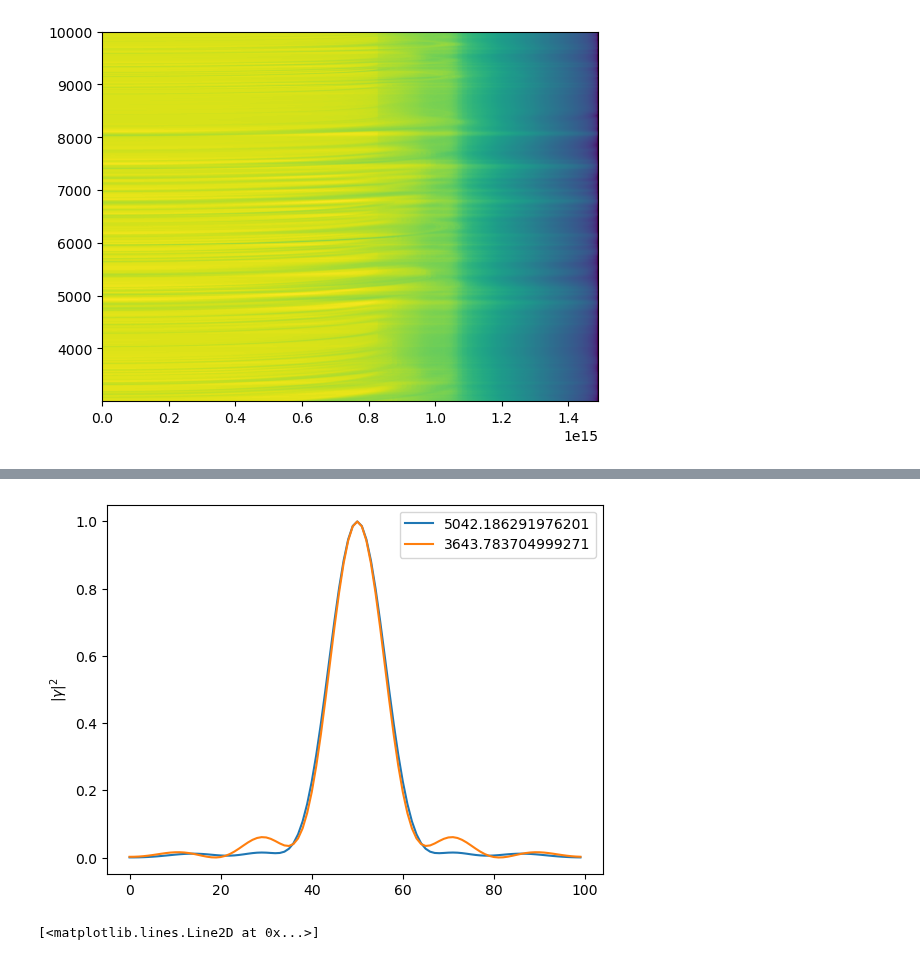
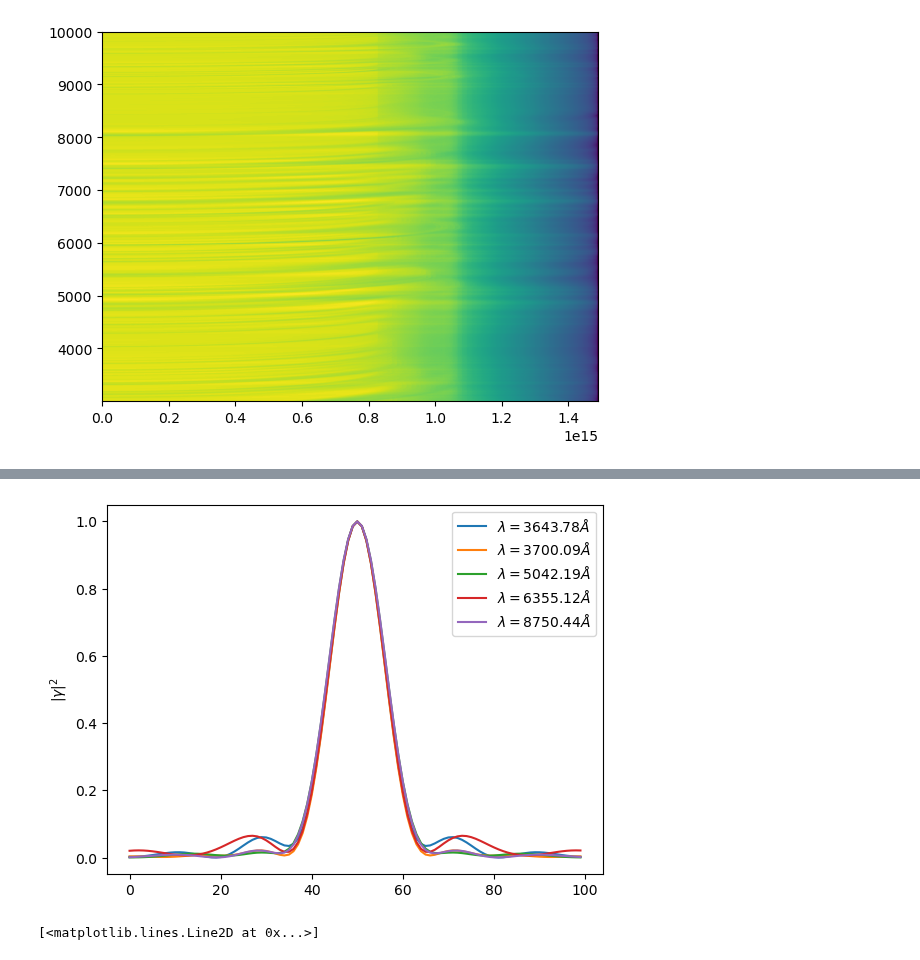
Before and after one commit to AlexGKim/II, a Jupyter notebook: Untitled.ipynb, the cells around one changed output, grey strips where cells are left out. Saved outputs shown, nothing was run; the diff lists cells and outputs as text; code cells hidden in the pictures.

```diff
--- a/Untitled.ipynb
+++ b/Untitled.ipynb
@@ -51,4 +51,8 @@ plt.imshow(ren,extent=[axis0[0],axis0[-1],lambdas[0],lambdas[-1]],aspect='auto',
 # %% [output]
 <matplotlib.image.AxesImage at 0x...>
 [figure]
+# %%
+idx8750 = numpy.abs(lambdas - 8750).argmin()
+idx3700 = numpy.abs(lambdas - 3700).argmin()
+idx6355 = numpy.abs(lambdas - 6355).argmin()
 # %%
@@ -63,17 +70,17 @@ plt.savefig('impact.pdf')
 # %%
-for index in [maxorder[-1],maxorder[0]]:
+for index in [maxorder[0],idx3700,maxorder[-1],idx6355,idx8750]:
     nlam = axis0[:].shape[0]
     flux = numpy.zeros(10*nlam)
     flux[0:nlam]= ren[maxorder[index],:]
     gamma = fft(flux)
     gamma2 = numpy.abs(gamma)**2
-    plt.plot(fftshift(gamma2)[10*nlam//2-50: 10*nlam//2+50],label=lambdas[index])
+    plt.plot(fftshift(gamma2)[10*nlam//2-50: 10*nlam//2+50],label=r"$\lambda={:.2f}\AA$".format(lambdas[index]))
 # plt.plot(fftshift(jv(1,axis1[:]))[10*nlam//2-50: 10*nlam//2+50],label='Airy')
 plt.ylabel(r"$|\gamma|^2$")
 plt.legend()
 plt.savefig('gamma2.pdf')
 # %% [output]
-[figure, old version]
+[figure, new version]
 # %%
 plt.plot(fftshift(gamma2/gamma2.max())[10*nlam//2-50: 10*nlam//2+50],label='SN')
 plt.plot(fftshift(gamma2_a/gamma2_a.max())[10*nlam//2-50: 10*nlam//2+50],label='Airy')
```
Also changed, not shown: parts of 1 cell of this notebook.
